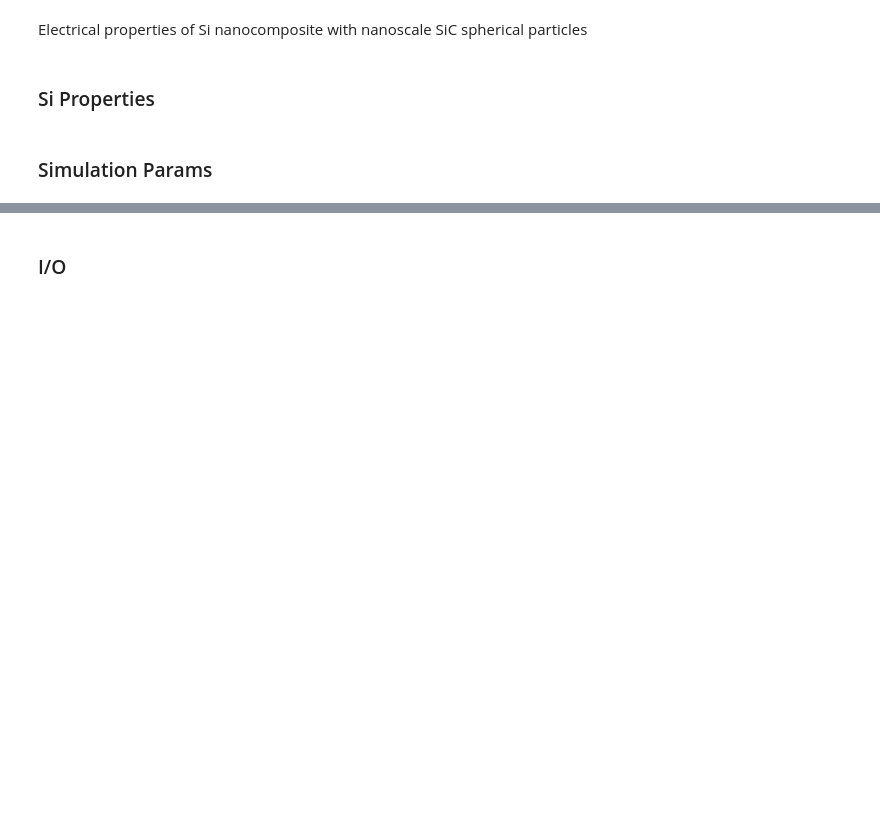
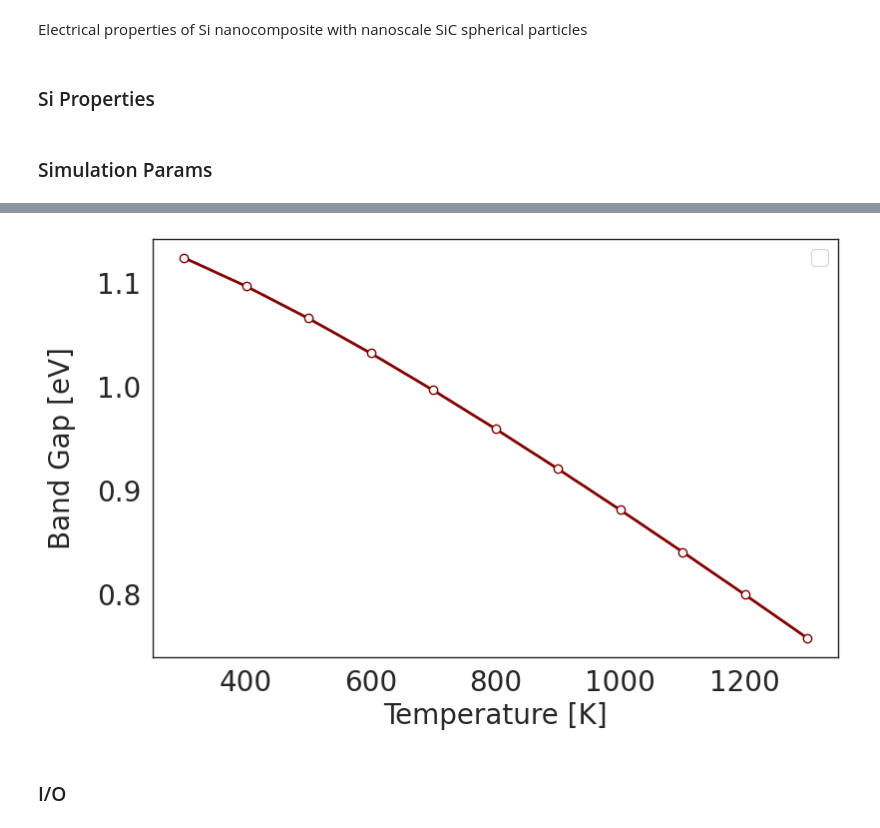
Before and after one commit to ariahosseini/ThermoElectric, a Jupyter notebook: ElectronTransport.ipynb, the cells around one changed output, grey strips where cells are left out. Drawn from its saved outputs; the diff is of its cells as text; code cells hidden in the pictures; blank space fills up the shorter version.

```diff
--- a/ElectronTransport.ipynb
+++ b/ElectronTransport.ipynb
@@ -1897,19 +1905,23 @@ def electron_density(path_density: str, header_lines: int, num_dos_points: int,
 # %% [markdown]
 ### Visualizer
 # %%
-def visualize(array_to_plot: np.ndarray, linestyle: str, marker: str, pic_name: str,
+def visualize(arrays_to_plot: list, linestyles: list, markers: list, colors: list, labels: list, pic_name: str,
               x_label: str = None, y_label: str = None) -> None:
     """
-    Plot a two-dimensional numpy array with specified style and save it as an image.
+    Plot multiple two-dimensional numpy arrays with specified styles, labels, and save the figure as an image.
 
     Parameters
     ----------
-    array_to_plot : np.ndarray
-        A 2D numpy array where the first row is x-values and the second row is y-values.
-    linestyle : str
-        Line style for the plot (e.g., '-', '--').
-    marker : str
-        Marker style for the plot (e.g., 'o', '^').
+    arrays_to_plot : list
+        A list of 2D numpy arrays where each array has the first row as x-values and the second row as y-values.
+    linestyles : list
+        A list of line styles for each plot (e.g., ['-', '--']).
+    markers : list
+        A list of marker styles for each plot (e.g., ['o', '^']).
+    colors : list
+        A list of colors for each plot (e.g., ['red', 'blue']).
+    labels : list
+        A list of labels for each curve to be used in the legend.
     pic_name : str
         Name of the file where the plot will be saved (should include file extension, e.g., 'plot.png').
     x_label : str, optional
@@ -1923,14 +1935,18 @@ def visualize(array_to_plot: np.ndarray, linestyle: str, marker: str, pic_name:
     """
 
     # Create directory if it doesn't exist
-    dir_name = 'Figs'
+    dir_name = 'Figures'
     os.makedirs(dir_name, exist_ok=True)
 
     # Plot settings
-    fig, ax = plt.subplots(figsize=(6.5, 4.5))
+    fig, ax = plt.subplots(figsize=(8.5, 5.5))
     ax.grid(False)  # Disable the grid for a cleaner plot
-    ax.plot(array_to_plot[0], array_to_plot[1], linestyle=linestyle, marker=marker, color='maroon',
-            markersize=6, linewidth=2, markerfacecolor='white', markeredgecolor='maroon', markeredgewidth=1)
+
+    # Plot each curve with its respective linestyle, marker, color, and label for the legend
+    for i, array_to_plot in enumerate(arrays_to_plot):
+        ax.plot(array_to_plot[0], array_to_plot[1], linestyle=linestyles[i], marker=markers[i], color=colors[i],
+                markersize=6, linewidth=2, markerfacecolor='white', markeredgecolor=colors[i], markeredgewidth=1,
+                label=labels[i])
 
     # Axis labels and formatting
     if x_label:
@@ -1941,10 +1957,13 @@ def visualize(array_to_plot: np.ndarray, linestyle: str, marker: str, pic_name:
     ax.tick_params(axis="x", labelsize=20)
     ax.tick_params(axis="y", labelsize=20)
 
+    # Add a legend
+    ax.legend(fontsize=15)
+
     # Scientific notation for large/small numbers
     plt.ticklabel_format(axis="both", style="sci")
 
     # Save figure
     fig.tight_layout()
-    plt.savefig(os.path.join(dir_name, pic_name), dpi=100)
-    plt.close()
+    plt.savefig(os.path.join(dir_name, pic_name), dpi=250)
+    # plt.close()
@@ -1980,3 +2101,9 @@ speed_of_sound = np.sqrt(bulk_modulus / density)    # Speed of sound in silicon
 enrg = energy_range(energy_min=energy_min, energy_max=energy_max, sample_size=num_energy_samples) # Energy
 tmpr = temperature(temp_min=300, temp_max=1301, del_temp=100) # Temperature
 electronic_gap = band_gap(Eg_0=1.17, A=4.73e-4, B=636, temp=tmpr) # Electronic band gap
+# %%
+arrays_to_plot = np.array([[tmpr[0], electronic_gap[0]]])
+
+visualize(arrays_to_plot=arrays_to_plot , linestyles=['-'], markers=['o'], colors=['maroon'], labels=[None],
+          pic_name='electronic_bandgap.png', x_label='Temperature [K]', y_label='Band Gap [eV]')
+# %% [output]
@@ -1983,3 +2111,4 @@ electronic_gap = band_gap(Eg_0=1.17, A=4.73e-4, B=636, temp=tmpr) # Electronic b
+[figure, added]
 # %% [markdown]
 ### I/O
 # %%
```
Also changed, not shown: parts of 96 cells of this notebook.
